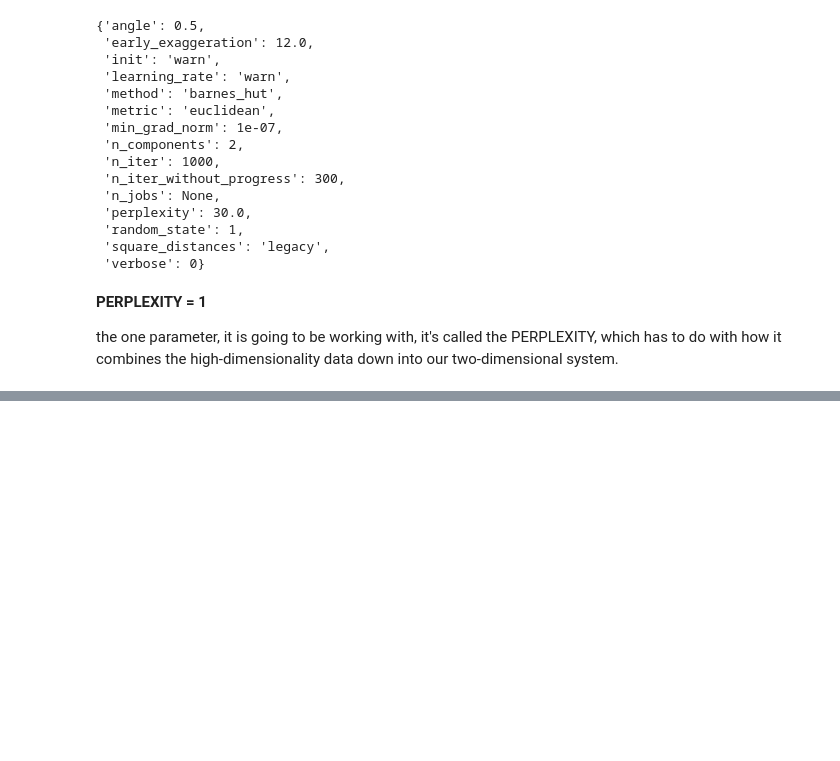
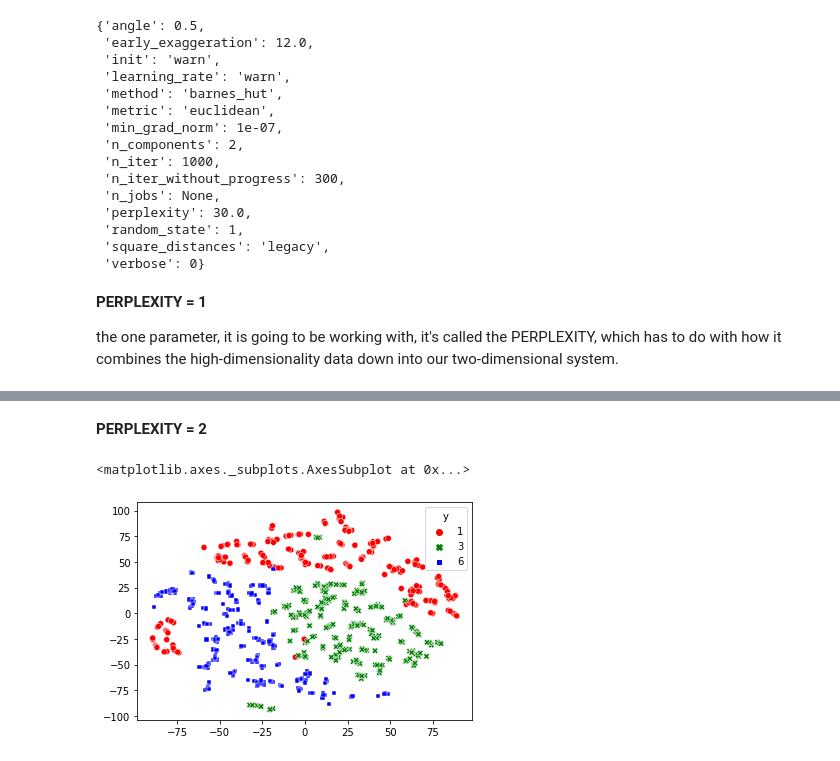
Before and after one commit to sabbir179/PacticeWithPython, a Jupyter notebook: HandwrittenDigitsDataset.ipynb, the cells around one changed output, grey strips where cells are left out. Drawn from its saved outputs; the diff is of its cells as text; code cells hidden in the pictures; blank space fills up the shorter version.

Commit message:
applied ML model t-SNE with Perplexity = 1, 2, 5, 10, 50

```diff
--- a/HandwrittenDigitsDataset.ipynb
+++ b/HandwrittenDigitsDataset.ipynb
@@ -331,0 +333,24 @@ NameError: ignored
+# %% [markdown]
+**PERPLEXITY = 2**
+# %%
+# Set up t-SNE with perplexity = 2
+tsne = TSNE(
+    n_components=2,
+    perplexity=2,
+    random_state=1
+)
+
+# Transforms the attribute data
+X_tf = tsne.fit_transform(X_trn)
+
+# Creates a scatterplot of the data embedding
+sns.scatterplot(
+    x = X_tf[:, 0],
+    y = X_tf[:, 1],
+    style = y_trn,
+    hue = y_trn,
+    palette = ['red', 'green', 'blue']
+)
+# %% [output]
+<matplotlib.axes._subplots.AxesSubplot at 0x...>
+[figure, added]
```
Also changed, not shown: parts of 18 cells of this notebook.
